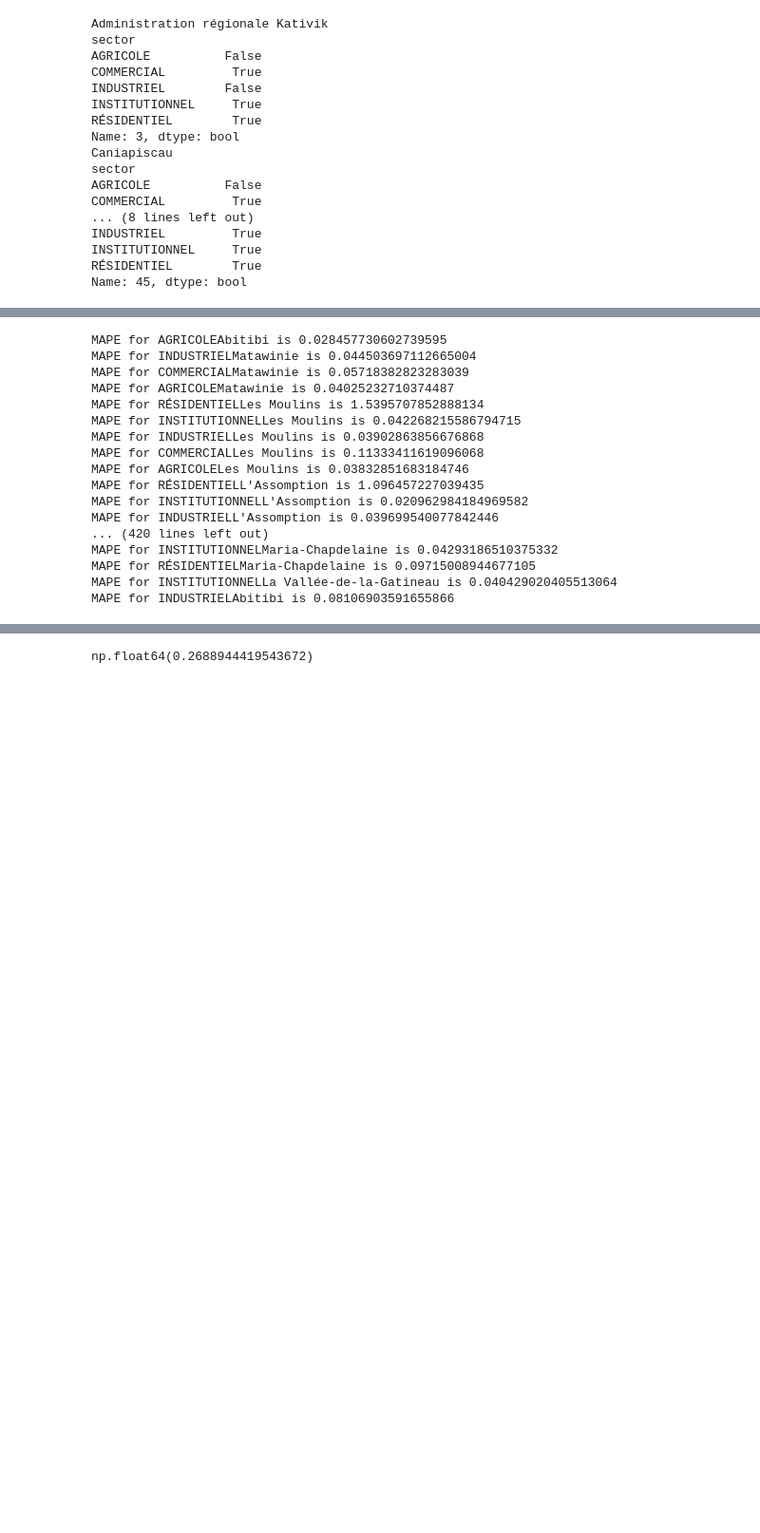
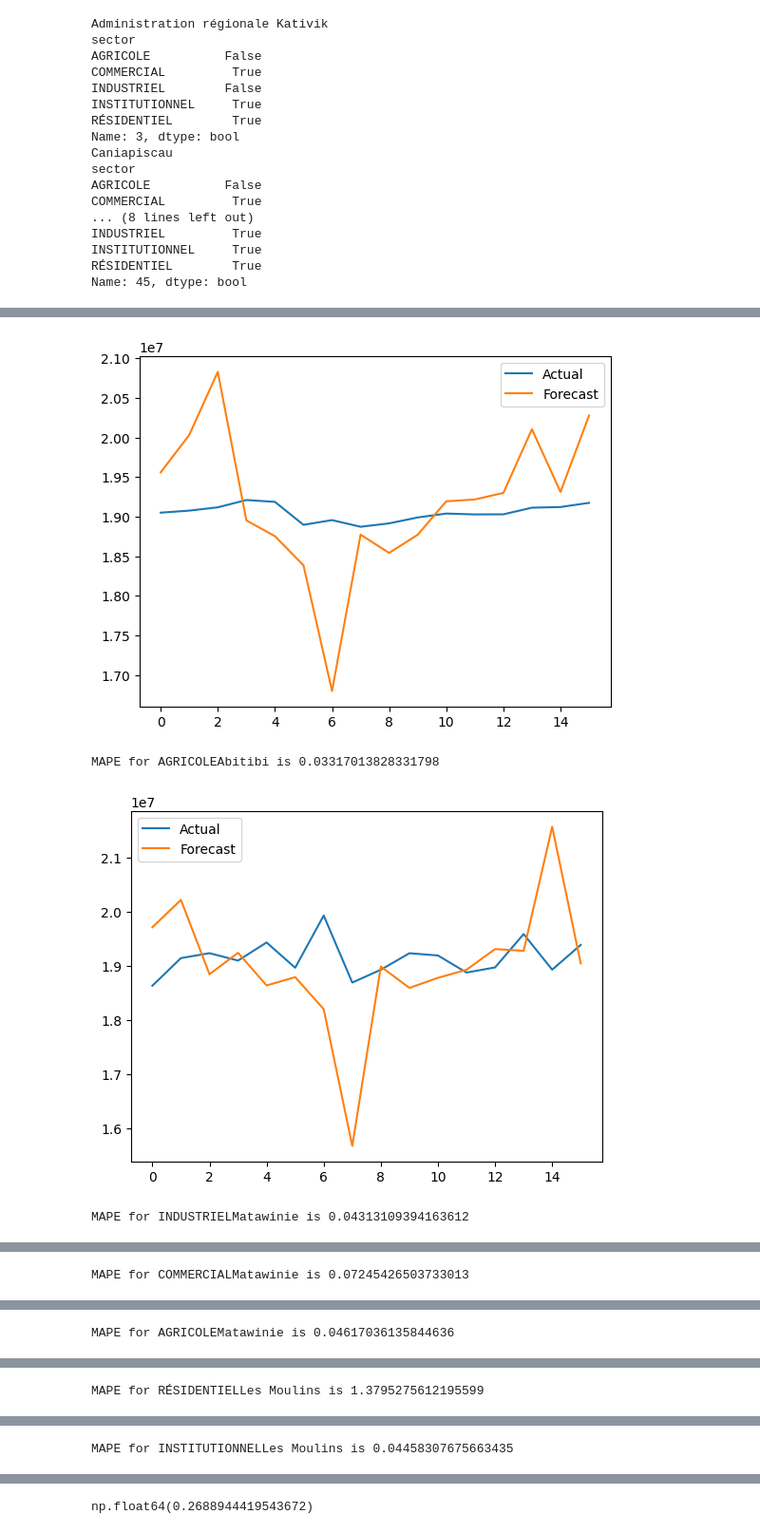
Before and after one commit to JuanJavierr/ml2_projet, a Jupyter notebook: tcn.ipynb, the cells around one changed output, grey strips where cells are left out. Shown: that part at 95% size. Saved outputs shown, nothing was run; the diff lists cells and outputs as text; code cells hidden in the pictures; blank space fills up the shorter version.

```diff
--- a/tcn.ipynb
+++ b/tcn.ipynb
@@ -154,7 +162,7 @@ def get_n_sequences(sector_mrc: list[str], train=True):
 
 #     return windowed_sequence
 # %%
-EPOCHS = 20
+EPOCHS = 10
 BATCH_SIZE = 32
 
 
@@ -166,13 +174,14 @@ for epoch in range(EPOCHS):
     for i in range(0, len(sector_mrcs), BATCH_SIZE):
         sector_mrc = sector_mrcs[i:i + BATCH_SIZE]
 
-        batch = get_n_sequences(sector_mrc)
+        batch, dates = get_n_sequences(sector_mrc, subset="train")
 
         batch = batch.permute(0, 2, 1)
         X = batch[:, :-1, :]
         y = batch[:, -1, :]
 
         optim.zero_grad()
+        model.reset_buffers()
         output = model(X)
         loss = criterion(output.squeeze(), y)
         loss.backward()
@@ -204,10 +212,0 @@ Epoch 19 Loss 0.005714253564032593
-# %%
-# Test
-with torch.no_grad():
-    sector_mrc = "COMMERCIALBeauce-Sartigan"
-    batch = get_n_sequences([sector_mrc])
-    batch = batch.permute(0, 2, 1)
-    X = batch[:, :-1, :]
-    y = batch[:, -1, :]
-    output = model(X)
-    print(output.squeeze())
@@ -226,3 +212,0 @@ tensor([-0.0181, -0.0320, -0.0460, -0.0198, -0.0052,  0.0027, -0.0094,  0.0227,
-# %%
-y = kwh_scaler.inverse_transform(y)
-output = kwh_scaler.inverse_transform(output.squeeze(1))
@@ -237,0 +269,8 @@ plt.show()
+# %%
+rmse = (measures["error"] ** 2).mean() ** 0.5
+mae = measures["abs_error"].mean()
+mape = measures["abs_error_pct"].mean()
+
+print(f"RMSE: {rmse}")
+print(f"MAE: {mae}")
+print(f"MAPE: {mape}")
@@ -238,41 +285,29 @@ plt.show()
 # %%
 def validate():
     mapes = []
     with torch.no_grad():
         for sector_mrc in sector_mrcs:
-            batch = get_n_sequences([sector_mrc], train=False)
+            batch, dates = get_n_sequences([sector_mrc], subset="validation")
             batch = batch.permute(0, 2, 1)
             X = batch[:, :-1, :]
             y = batch[:, -1, :]
+            model.reset_buffers()
             output = model(X)
             y = kwh_scaler.inverse_transform(y)
             output = kwh_scaler.inverse_transform(output.squeeze(1))
-            # plt.plot(y.squeeze())
-            # plt.plot(output.squeeze())
-            # plt.legend(["Actual", "Forecast"])
-            # plt.show()
+            plt.plot(y.squeeze())
+            plt.plot(output.squeeze())
+            plt.legend(["Actual", "Forecast"])
+            plt.show()
             mape = (abs(y - output) / abs(y)).mean()
             print(f"MAPE for {sector_mrc} is {mape}")
             mapes.append(mape)
 
     return mapes
 
 mapes = validate()
 # %% [output]
+[figure, added]
-MAPE for AGRICOLEAbitibi is 0.028457730602739595
-MAPE for INDUSTRIELMatawinie is 0.044503697112665004
-MAPE for COMMERCIALMatawinie is 0.05718382823283039
-MAPE for AGRICOLEMatawinie is 0.04025232710374487
-MAPE for RÉSIDENTIELLes Moulins is 1.5395707852888134
-MAPE for INSTITUTIONNELLes Moulins is 0.042268215586794715
-MAPE for INDUSTRIELLes Moulins is 0.03902863856676868
-MAPE for COMMERCIALLes Moulins is 0.11333411619096068
-MAPE for AGRICOLELes Moulins is 0.03832851683184746
-MAPE for RÉSIDENTIELL'Assomption is 1.096457227039435
-MAPE for INSTITUTIONNELL'Assomption is 0.020962984184969582
-MAPE for INDUSTRIELL'Assomption is 0.039699540077842446
-... (420 lines left out)
-MAPE for INSTITUTIONNELMaria-Chapdelaine is 0.04293186510375332
-MAPE for RÉSIDENTIELMaria-Chapdelaine is 0.09715008944677105
-MAPE for INSTITUTIONNELLa Vallée-de-la-Gatineau is 0.040429020405513064
-MAPE for INDUSTRIELAbitibi is 0.08106903591655866
+MAPE for AGRICOLEAbitibi is 0.03317013828331798
+[figure, added]
+MAPE for INDUSTRIELMatawinie is 0.04313109394163612
@@ -278,0 +315 @@ MAPE for INDUSTRIELAbitibi is 0.08106903591655866
+MAPE for COMMERCIALMatawinie is 0.07245426503733013
@@ -278,0 +317 @@ MAPE for INDUSTRIELAbitibi is 0.08106903591655866
+MAPE for AGRICOLEMatawinie is 0.04617036135844636
@@ -278,0 +319 @@ MAPE for INDUSTRIELAbitibi is 0.08106903591655866
+MAPE for RÉSIDENTIELLes Moulins is 1.3795275612195599
@@ -278,0 +321 @@ MAPE for INDUSTRIELAbitibi is 0.08106903591655866
+MAPE for INSTITUTIONNELLes Moulins is 0.04458307675663435
```
Also changed, not shown: parts of 11 cells of this notebook, 1 other file.
